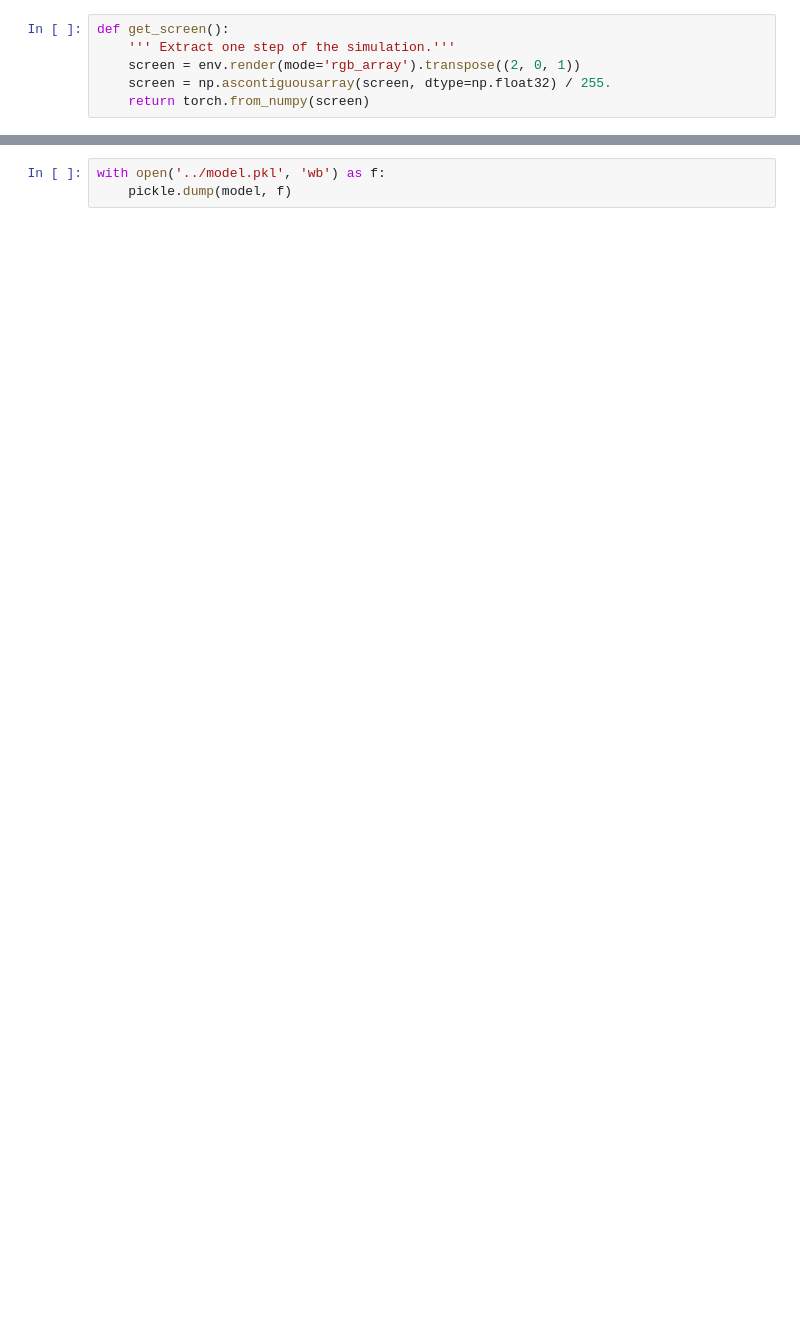
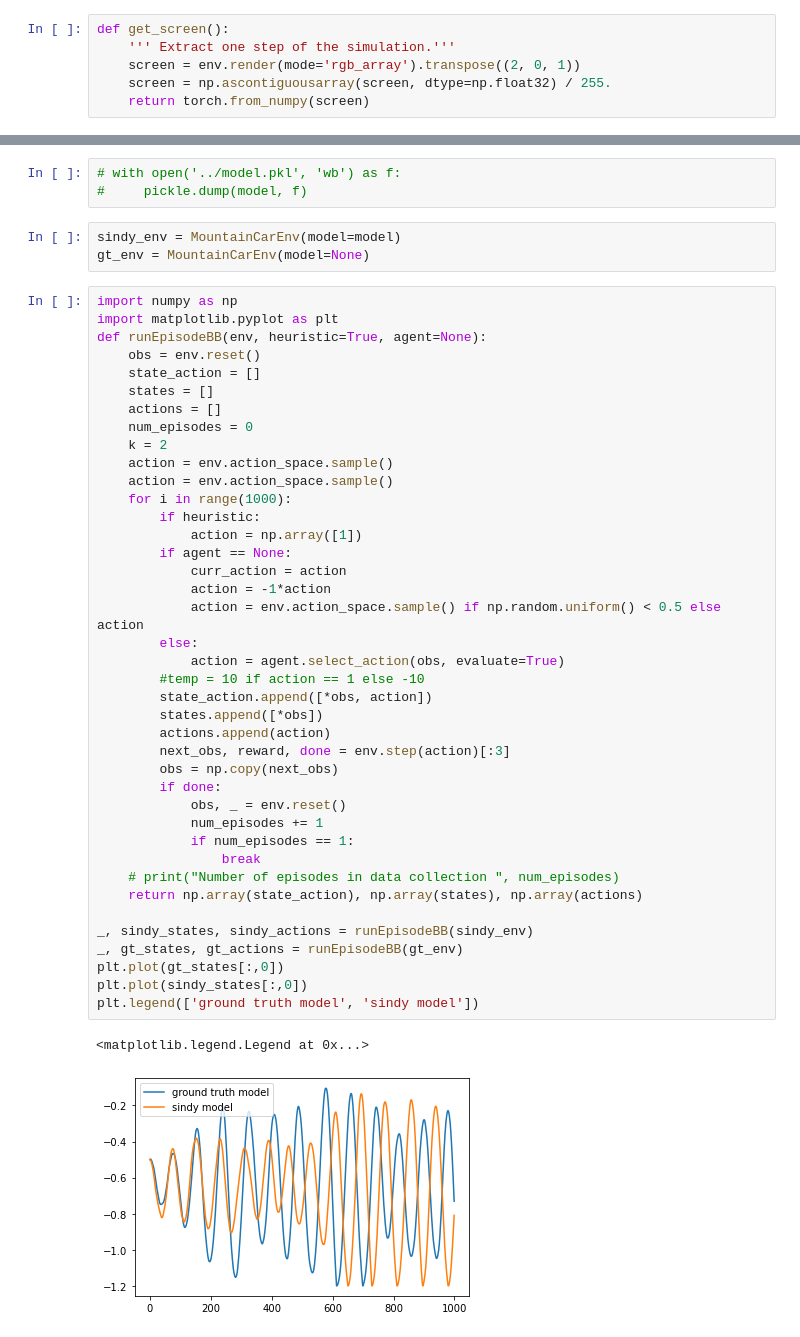
Before and after one commit to agnim25/sindy_rl, a Jupyter notebook: notebooks/sindy_training.ipynb, the cells around one changed output, grey strips where cells are left out. Drawn from its saved outputs; the diff is of its cells as text; blank space fills up the shorter version.

Commit message:
add mountain car experiments

```diff
--- a/notebooks/sindy_training.ipynb
+++ b/notebooks/sindy_training.ipynb
@@ -75,3 +426,49 @@ model.score(trajectories,u=actions,multiple_trajectories=True)
 # %%
-with open('../model.pkl', 'wb') as f:
-    pickle.dump(model, f)
+# with open('../model.pkl', 'wb') as f:
+#     pickle.dump(model, f)
+# %%
+sindy_env = MountainCarEnv(model=model)
+gt_env = MountainCarEnv(model=None)
+# %%
+import numpy as np
+import matplotlib.pyplot as plt
+def runEpisodeBB(env, heuristic=True, agent=None):
+    obs = env.reset()
+    state_action = []
+    states = []
+    actions = []
+    num_episodes = 0
+    k = 2
+    action = env.action_space.sample()
+    action = env.action_space.sample()
+    for i in range(1000):
+        if heuristic:
+            action = np.array([1])
+        if agent == None:
+            curr_action = action
+            action = -1*action
+            action = env.action_space.sample() if np.random.uniform() < 0.5 else action
+        else:
+            action = agent.select_action(obs, evaluate=True)
+        #temp = 10 if action == 1 else -10
+        state_action.append([*obs, action])
+        states.append([*obs])
+        actions.append(action)
+        next_obs, reward, done = env.step(action)[:3]
+        obs = np.copy(next_obs)
+        if done:
+            obs, _ = env.reset()
+            num_episodes += 1
+            if num_episodes == 1:
+                break
+    # print("Number of episodes in data collection ", num_episodes)
+    return np.array(state_action), np.array(states), np.array(actions)
+
+_, sindy_states, sindy_actions = runEpisodeBB(sindy_env)
+_, gt_states, gt_actions = runEpisodeBB(gt_env)
+plt.plot(gt_states[:,0])
+plt.plot(sindy_states[:,0])
+plt.legend(['ground truth model', 'sindy model'])
+# %% [output]
+<matplotlib.legend.Legend at 0x...>
+[figure, added]
```
Also changed, not shown: parts of 7 cells of this notebook, 10 other files.
